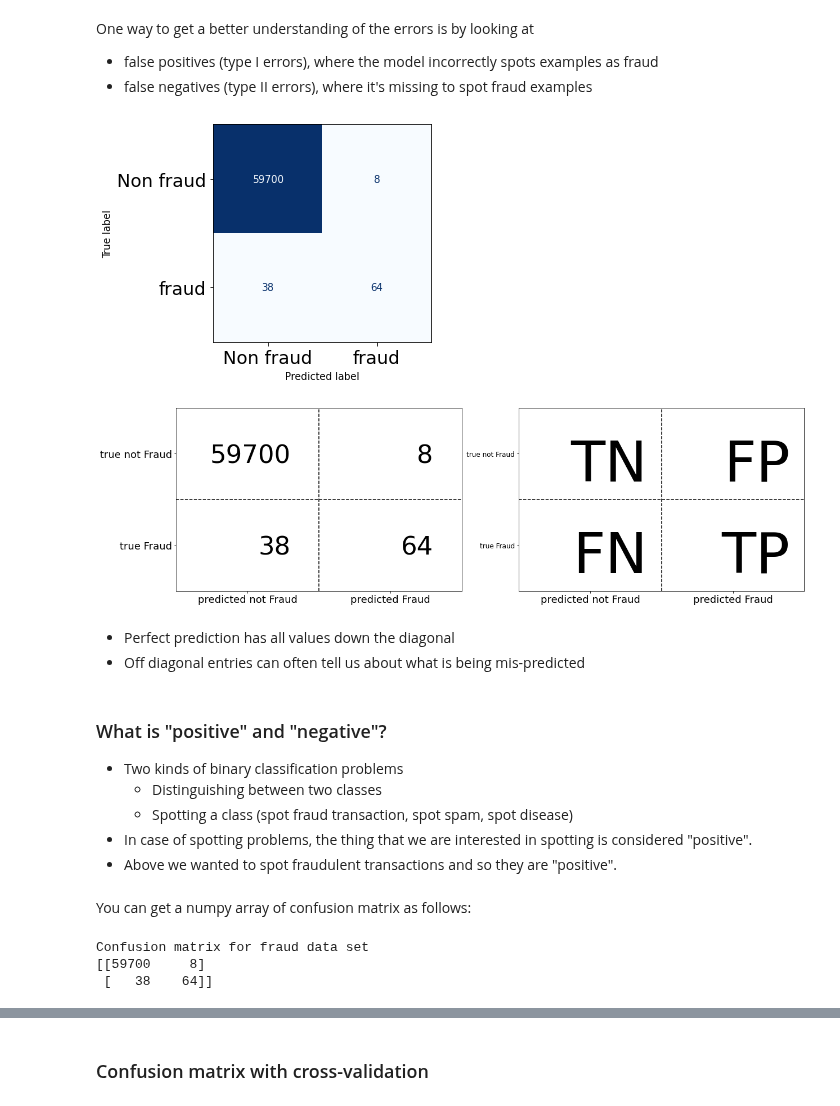
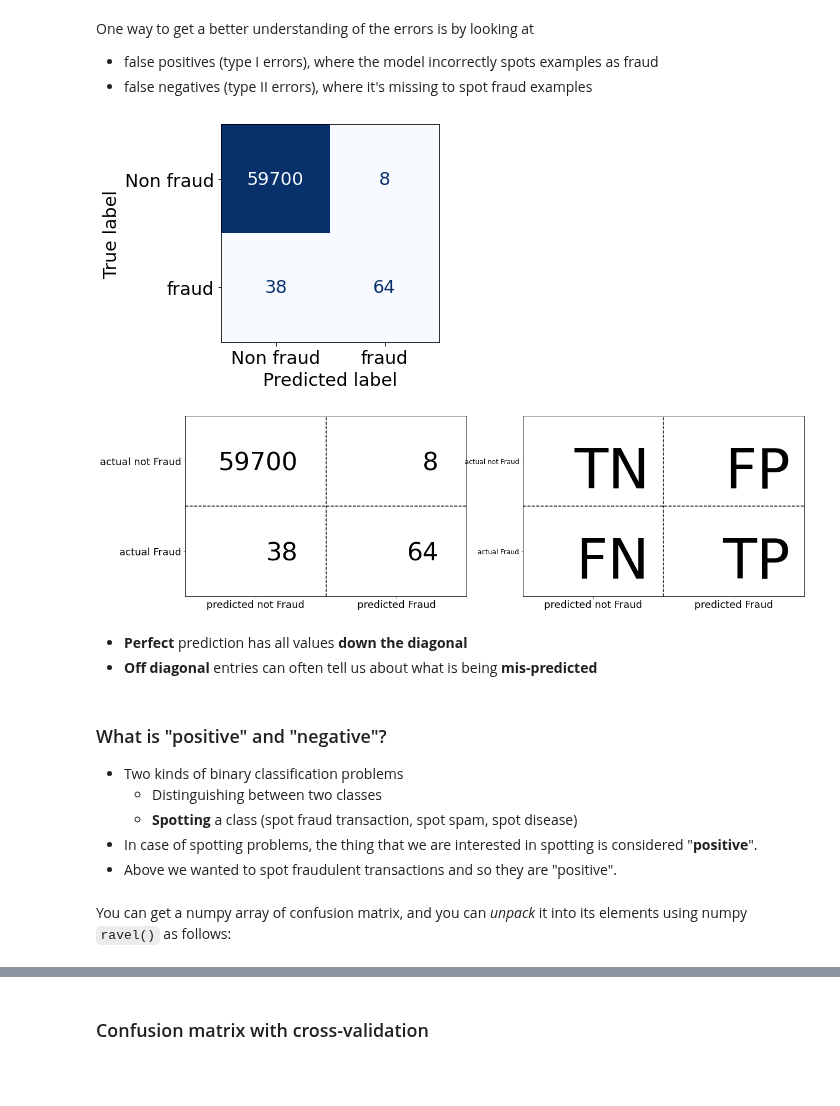
Before and after one commit to UBC-CS/cpsc330-2023s, a Jupyter notebook: lectures/09_classification-metrics.ipynb, the cells around one changed output, grey strips where cells are left out. Drawn from its saved outputs; the diff is of its cells as text; code cells hidden in the pictures; blank space fills up the shorter version.

```diff
--- a/lectures/09_classification-metrics.ipynb
+++ b/lectures/09_classification-metrics.ipynb
@@ -216,20 +203,21 @@ One way to get a better understanding of the errors is by looking at
 - false positives (type I errors), where the model incorrectly spots examples as fraud
 - false negatives (type II errors), where it's missing to spot fraud examples
 # %%
-from sklearn.metrics import plot_confusion_matrix
+from sklearn.metrics import ConfusionMatrixDisplay
+plt.rc('font', size=18)
 
 pipe.fit(X_train, y_train)
-disp = plot_confusion_matrix(
+disp = ConfusionMatrixDisplay.from_estimator(
     pipe,
     X_valid,
     y_valid,
     display_labels=["Non fraud", "fraud"],
     values_format="d",
     cmap=plt.cm.Blues,
     colorbar=False,
-);
+)
 # %% [output]
-[figure, old version]
+[figure, new version]
 # %%
 from sklearn.metrics import confusion_matrix
 
@@ -237,28 +225,17 @@ predictions = pipe.predict(X_valid)
 TN, FP, FN, TP = confusion_matrix(y_valid, predictions).ravel()
 plot_confusion_matrix_example(TN, FP, FN, TP)
 # %% [output]
-[figure, old version]
+[figure, new version]
 # %% [markdown]
-- Perfect prediction has all values down the diagonal
-- Off diagonal entries can often tell us about what is being mis-predicted
+- **Perfect** prediction has all values **down the diagonal**
+- **Off diagonal** entries can often tell us about what is being **mis-predicted**
 # %% [markdown]
 ### What is "positive" and "negative"?
 
 - Two kinds of binary classification problems
     - Distinguishing between two classes
-    - Spotting a class (spot fraud transaction, spot spam, spot disease)
-- In case of spotting problems, the thing that we are interested in spotting is considered "positive".
+    - **Spotting** a class (spot fraud transaction, spot spam, spot disease)
+- In case of spotting problems, the thing that we are interested in spotting is considered "**positive**".
 - Above we wanted to spot fraudulent transactions and so they are "positive".
 # %% [markdown]
-You can get a numpy array of confusion matrix as follows:
+You can get a numpy array of confusion matrix, and you can *unpack* it into its elements using numpy `ravel()` as follows:
-# %%
-from sklearn.metrics import confusion_matrix
-
-predictions = pipe.predict(X_valid)
-TN, FP, FN, TP = confusion_matrix(y_valid, predictions).ravel()
-print("Confusion matrix for fraud data set")
-print(disp.confusion_matrix)
-# %% [output]
-Confusion matrix for fraud data set
-[[59700     8]
- [   38    64]]
```
Also changed, not shown: parts of 38 cells of this notebook, 1 other file.
